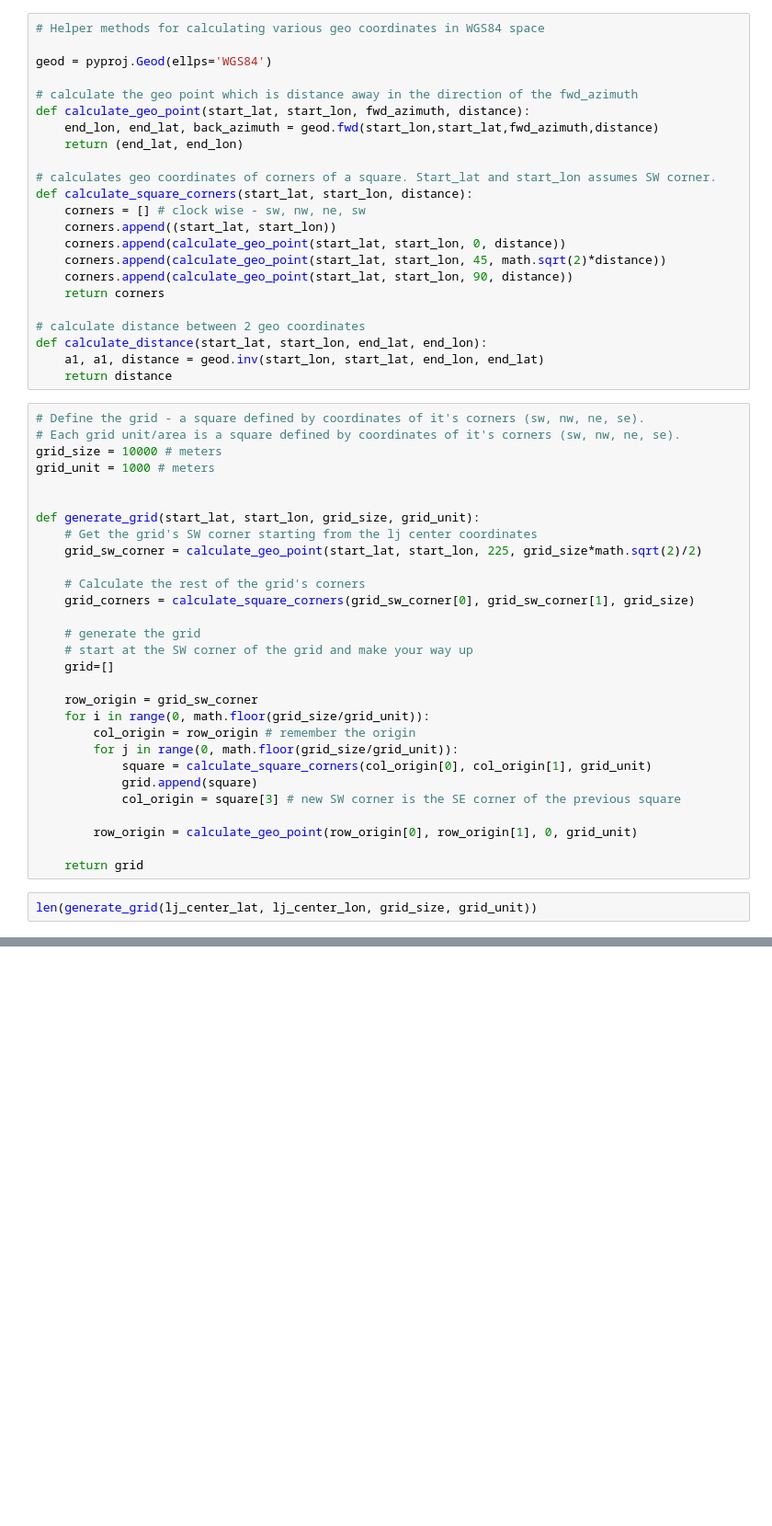
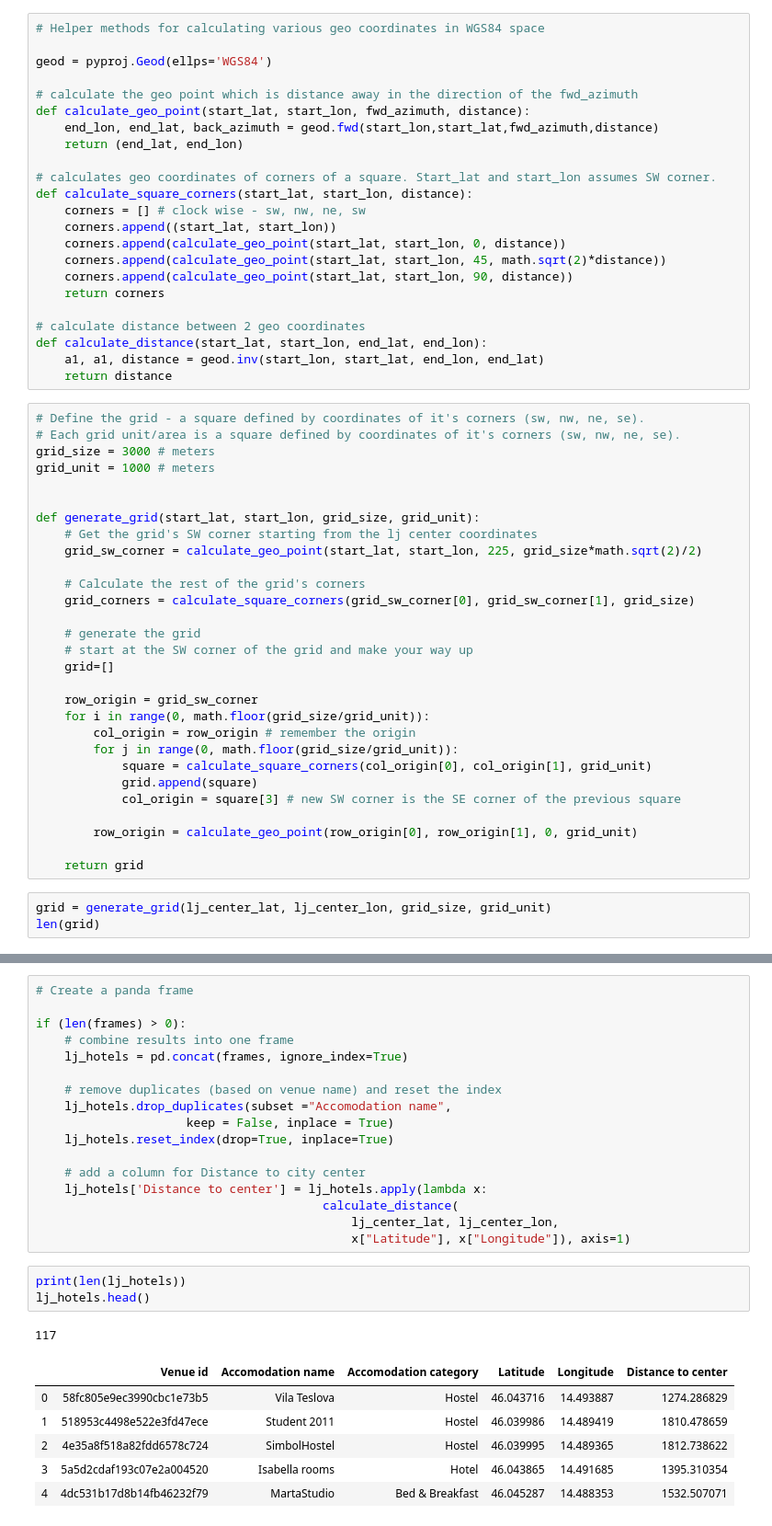
Before and after one commit to mkaste/Coursera_Capstone, a Jupyter notebook: Capstone_Project.ipynb, the cells around one changed output, grey strips where cells are left out. Shown: that part at 92% size. Drawn from its saved outputs; the diff is of its cells as text; blank space fills up the shorter version.

Commit message:
Added code for helper methods for Foursquare API. Added code for getting venues from grid.

```diff
--- a/Capstone_Project.ipynb
+++ b/Capstone_Project.ipynb
@@ -108,7 +110,7 @@ def calculate_distance(start_lat, start_lon, end_lat, end_lon):
 # %%
 # Define the grid - a square defined by coordinates of it's corners (sw, nw, ne, se).
 # Each grid unit/area is a square defined by coordinates of it's corners (sw, nw, ne, se).
-grid_size = 10000 # meters
+grid_size = 3000 # meters
 grid_unit = 1000 # meters
 
 
@@ -135,5 +137,6 @@ def generate_grid(start_lat, start_lon, grid_size, grid_unit):
 
     return grid
 # %%
-len(generate_grid(lj_center_lat, lj_center_lon, grid_size, grid_unit))
+grid = generate_grid(lj_center_lat, lj_center_lon, grid_size, grid_unit)
+len(grid)
 # %% [output]
@@ -140,0 +308,28 @@ len(generate_grid(lj_center_lat, lj_center_lon, grid_size, grid_unit))
+# %%
+# Create a panda frame
+
+if (len(frames) > 0):
+    # combine results into one frame
+    lj_hotels = pd.concat(frames, ignore_index=True)
+
+    # remove duplicates (based on venue name) and reset the index
+    lj_hotels.drop_duplicates(subset ="Accomodation name",
+                     keep = False, inplace = True)
+    lj_hotels.reset_index(drop=True, inplace=True)
+
+    # add a column for Distance to city center
+    lj_hotels['Distance to center'] = lj_hotels.apply(lambda x:
+                                        calculate_distance(
+                                            lj_center_lat, lj_center_lon,
+                                            x["Latitude"], x["Longitude"]), axis=1)
+# %%
+print(len(lj_hotels))
+lj_hotels.head()
+# %% [output]
+117
+|  | Venue id | Accomodation name | Accomodation category | Latitude | Longitude | Distance to center |
+| 0 | 58fc805e9ec3990cbc1e73b5 | Vila Teslova | Hostel | 46.043716 | 14.493887 | 1274.286829 |
+| 1 | 518953c4498e522e3fd47ece | Student 2011 | Hostel | 46.039986 | 14.489419 | 1810.478659 |
+| 2 | 4e35a8f518a82fdd6578c724 | SimbolHostel | Hostel | 46.039995 | 14.489365 | 1812.738622 |
+| 3 | 5a5d2cdaf193c07e2a004520 | Isabella rooms | Hotel | 46.043865 | 14.491685 | 1395.310354 |
+| 4 | 4dc531b17d8b14fb46232f79 | MartaStudio | Bed & Breakfast | 46.045287 | 14.488353 | 1532.507071 |
```
Also changed, not shown: parts of 18 cells of this notebook.
